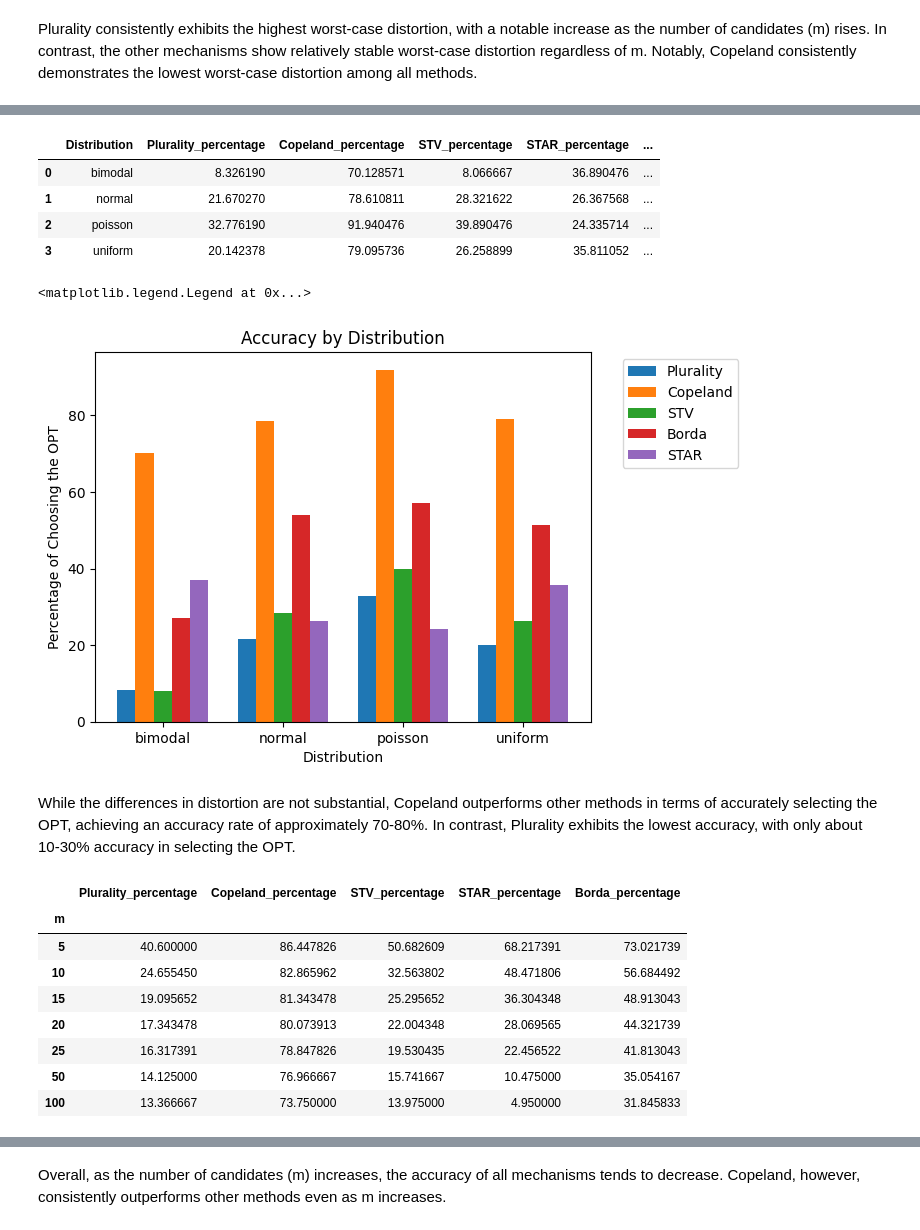
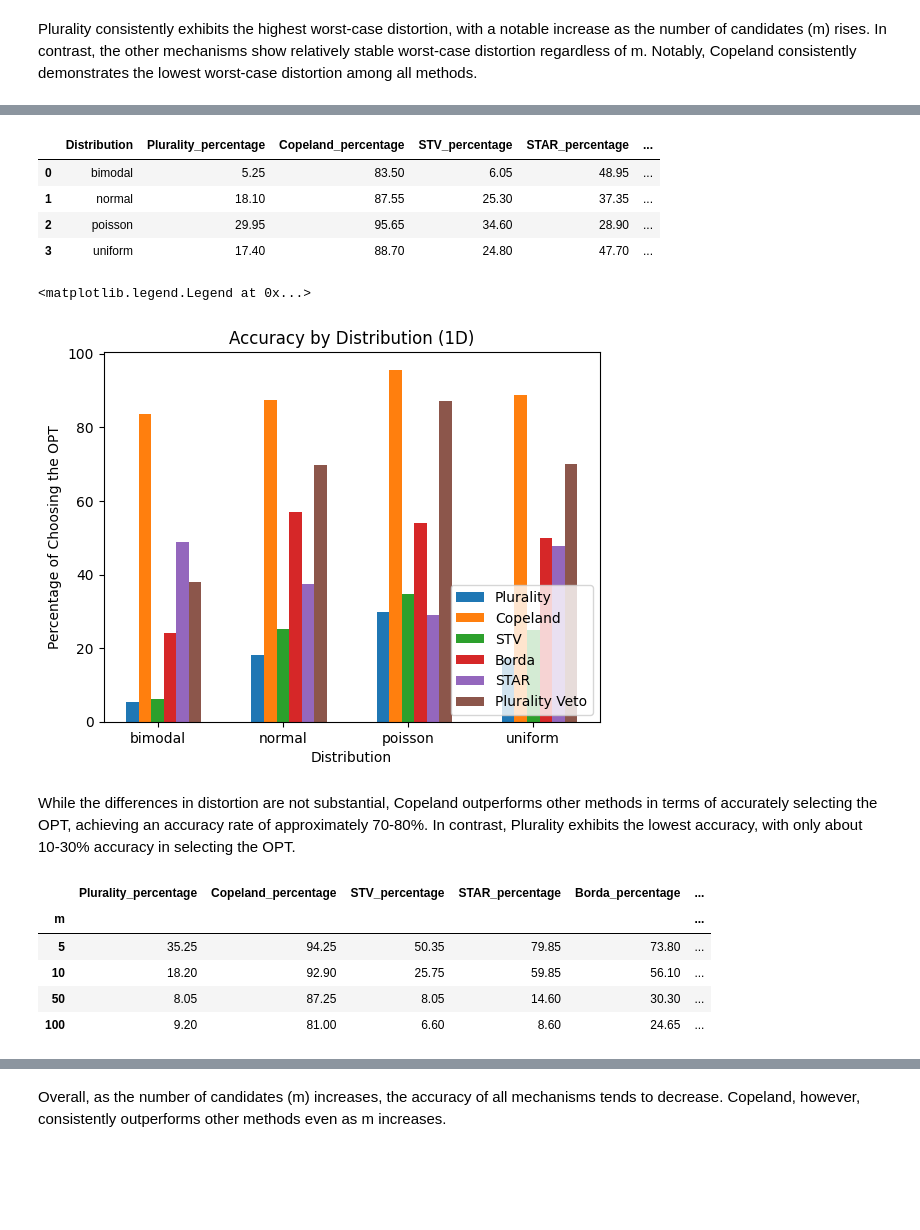
Before and after one commit to nguyetmle/voting-distortion, a Jupyter notebook: Visualization.ipynb, the cells around one changed output, grey strips where cells are left out. Drawn from its saved outputs; the diff is of its cells as text; code cells hidden in the pictures; blank space fills up the shorter version.

Commit message:
update visualization 3D

```diff
--- a/Visualization.ipynb
+++ b/Visualization.ipynb
@@ -232,42 +227,46 @@ accuracy_by_distribution = df.groupby('Distribution').agg(
     Copeland_percentage=('Copeland Distortion', lambda x: (x == target_value).mean() * 100),
     STV_percentage=('STV Distortion', lambda x: (x == target_value).mean() * 100),
     STAR_percentage=('STAR Distortion', lambda x: (x == target_value).mean() * 100),
-    Borda_percentage=('Borda Distortion', lambda x: (x == target_value).mean() * 100)
+    Borda_percentage=('Borda Distortion', lambda x: (x == target_value).mean() * 100),
+    PluralityVeto_percentage=('Plurality Veto Distortion', lambda x: (x == target_value).mean() * 100)
+
 ).reset_index()
 # %%
 accuracy_by_distribution
 # %% [output]
 |  | Distribution | Plurality_percentage | Copeland_percentage | STV_percentage | STAR_percentage | ... |
-| 0 | bimodal | 8.326190 | 70.128571 | 8.066667 | 36.890476 | ... |
-| 1 | normal | 21.670270 | 78.610811 | 28.321622 | 26.367568 | ... |
-| 2 | poisson | 32.776190 | 91.940476 | 39.890476 | 24.335714 | ... |
-| 3 | uniform | 20.142378 | 79.095736 | 26.258899 | 35.811052 | ... |
+| 0 | bimodal | 5.25 | 83.50 | 6.05 | 48.95 | ... |
+| 1 | normal | 18.10 | 87.55 | 25.30 | 37.35 | ... |
+| 2 | poisson | 29.95 | 95.65 | 34.60 | 28.90 | ... |
+| 3 | uniform | 17.40 | 88.70 | 24.80 | 47.70 | ... |
 # %%
 # Extract the data
 distribution = accuracy_by_distribution["Distribution"]
 
 # Set the width of each bar
-bar_width = 0.15
+bar_width = 0.1
 
 # Define x-axis positions for the bars
 x = np.arange(len(distribution))
 
 # Create the bar plots for each distortion metric
 plt.bar(x - 2 * bar_width, accuracy_by_distribution["Plurality_percentage"], width=bar_width, label="Plurality")
 plt.bar(x - bar_width, accuracy_by_distribution["Copeland_percentage"], width=bar_width, label="Copeland")
 plt.bar(x, accuracy_by_distribution["STV_percentage"], width=bar_width, label="STV")
 plt.bar(x + bar_width, accuracy_by_distribution["Borda_percentage"], width=bar_width, label="Borda")
 plt.bar(x + 2 * bar_width, accuracy_by_distribution["STAR_percentage"], width=bar_width, label="STAR")
+plt.bar(x + 3 * bar_width, accuracy_by_distribution["PluralityVeto_percentage"], width=bar_width, label="Plurality Veto")
+
 
 # Customize the plot
 plt.xlabel("Distribution")
 plt.ylabel("Percentage of Choosing the OPT")
-plt.title("Accuracy by Distribution")
+plt.title("Accuracy by Distribution (1D)")
 plt.xticks(x, distribution)
-plt.legend(bbox_to_anchor=(1.05, 1), loc='upper left')
+plt.legend(loc='lower right')
 # %% [output]
 <matplotlib.legend.Legend at 0x...>
-[figure, old version]
+[figure, new version]
 # %% [markdown]
 While the differences in distortion are not substantial, Copeland outperforms other methods in terms of accurately selecting the OPT, achieving an accuracy rate of approximately 70-80%.
 In contrast, Plurality exhibits the lowest accuracy, with only about 10-30% accuracy in selecting the OPT.
@@ -281,19 +280,18 @@ accuracy_by_m = df.groupby('m').agg(
     Copeland_percentage=('Copeland Distortion', lambda x: (x == target_value).mean() * 100),
     STV_percentage=('STV Distortion', lambda x: (x == target_value).mean() * 100),
     STAR_percentage=('STAR Distortion', lambda x: (x == target_value).mean() * 100),
-    Borda_percentage=('Borda Distortion', lambda x: (x == target_value).mean() * 100)
+    Borda_percentage=('Borda Distortion', lambda x: (x == target_value).mean() * 100),
+    PluralityVeto_percentage=('Plurality Veto Distortion', lambda x: (x == target_value).mean() * 100)
+
 )
 accuracy_by_m
 # %% [output]
-|  | Plurality_percentage | Copeland_percentage | STV_percentage | STAR_percentage | Borda_percentage |
-| m |  |  |  |  |  |
-| 5 | 40.600000 | 86.447826 | 50.682609 | 68.217391 | 73.021739 |
-| 10 | 24.655450 | 82.865962 | 32.563802 | 48.471806 | 56.684492 |
-| 15 | 19.095652 | 81.343478 | 25.295652 | 36.304348 | 48.913043 |
-| 20 | 17.343478 | 80.073913 | 22.004348 | 28.069565 | 44.321739 |
-| 25 | 16.317391 | 78.847826 | 19.530435 | 22.456522 | 41.813043 |
-| 50 | 14.125000 | 76.966667 | 15.741667 | 10.475000 | 35.054167 |
-| 100 | 13.366667 | 73.750000 | 13.975000 | 4.950000 | 31.845833 |
+|  | Plurality_percentage | Copeland_percentage | STV_percentage | STAR_percentage | Borda_percentage | ... |
+| m |  |  |  |  |  | ... |
+| 5 | 35.25 | 94.25 | 50.35 | 79.85 | 73.80 | ... |
+| 10 | 18.20 | 92.90 | 25.75 | 59.85 | 56.10 | ... |
+| 50 | 8.05 | 87.25 | 8.05 | 14.60 | 30.30 | ... |
+| 100 | 9.20 | 81.00 | 6.60 | 8.60 | 24.65 | ... |
 # %%
 plt.plot(accuracy_by_m.index, accuracy_by_m["Plurality_percentage"], label="Plurality")
 plt.plot(accuracy_by_m.index, accuracy_by_m["Copeland_percentage"], label="Copeland")
```
Also changed, not shown: parts of 14 cells of this notebook, 22 other files.
